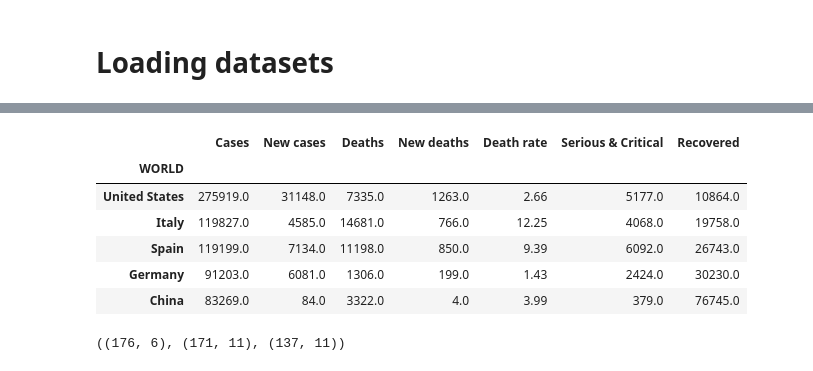
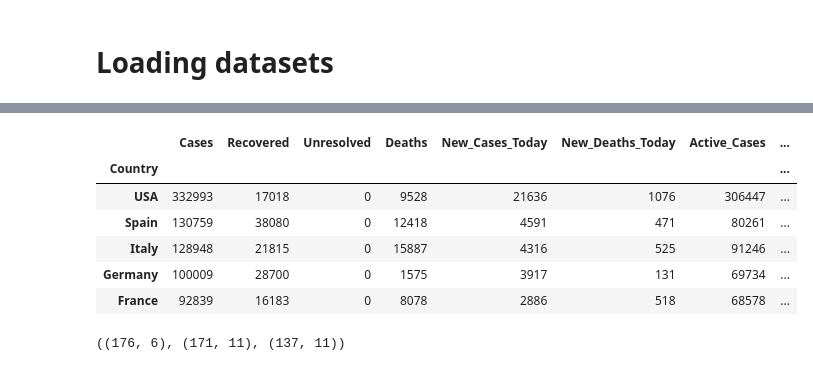
Before and after one commit to zhaoyi3264/covid-19-trend, a Jupyter notebook: world_map.ipynb, the cells around one changed output, grey strips where cells are left out. Drawn from its saved outputs; the diff is of its cells as text; code cells hidden in the pictures.

```diff
--- a/world_map.ipynb
+++ b/world_map.ipynb
@@ -56,14 +44,14 @@ today.head()
-# %%
-df_bno = datasets.bno()
-df_bno.head()
-# %% [output]
-|  | Cases | New cases | Deaths | New deaths | Death rate | Serious & Critical | Recovered |
-| WORLD |  |  |  |  |  |  |  |
-| United States | 275919.0 | 31148.0 | 7335.0 | 1263.0 | 2.66 | 5177.0 | 10864.0 |
-| Italy | 119827.0 | 4585.0 | 14681.0 | 766.0 | 12.25 | 4068.0 | 19758.0 |
-| Spain | 119199.0 | 7134.0 | 11198.0 | 850.0 | 9.39 | 6092.0 | 26743.0 |
-| Germany | 91203.0 | 6081.0 | 1306.0 | 199.0 | 1.43 | 2424.0 | 30230.0 |
-| China | 83269.0 | 84.0 | 3322.0 | 4.0 | 3.99 | 379.0 | 76745.0 |
+# %%
+df_tracker = datasets.virus_tracker()
+df_tracker.sort_values('Cases', ascending=False).head()
+# %% [output]
+|  | Cases | Recovered | Unresolved | Deaths | New_Cases_Today | New_Deaths_Today | Active_Cases | ... |
+| Country |  |  |  |  |  |  |  | ... |
+| USA | 332993 | 17018 | 0 | 9528 | 21636 | 1076 | 306447 | ... |
+| Spain | 130759 | 38080 | 0 | 12418 | 4591 | 471 | 80261 | ... |
+| Italy | 128948 | 21815 | 0 | 15887 | 4316 | 525 | 91246 | ... |
+| Germany | 100009 | 28700 | 0 | 1575 | 3917 | 131 | 69734 | ... |
+| France | 92839 | 16183 | 0 | 8078 | 2886 | 518 | 68578 | ... |
 # %%
 def mapper(country):
     if country in mapping:
```
Also changed, not shown: parts of 7 cells of this notebook, 8 other files.
